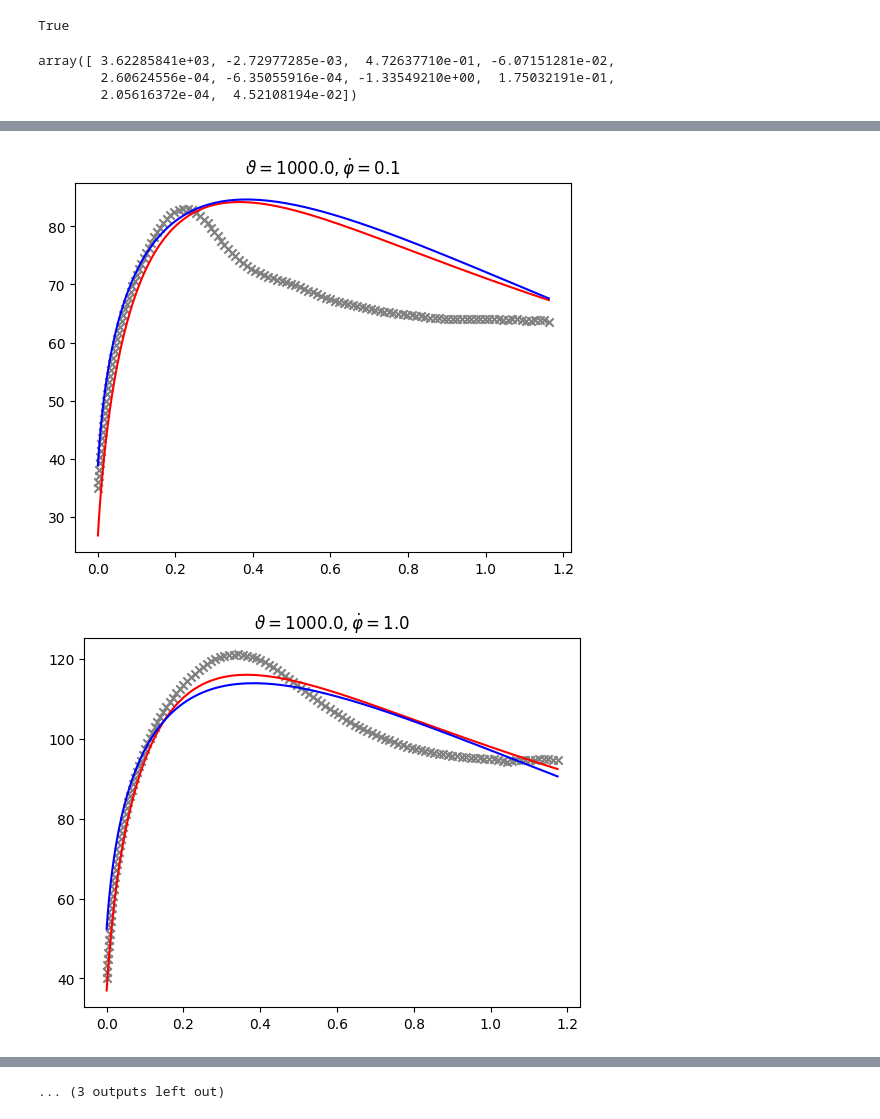
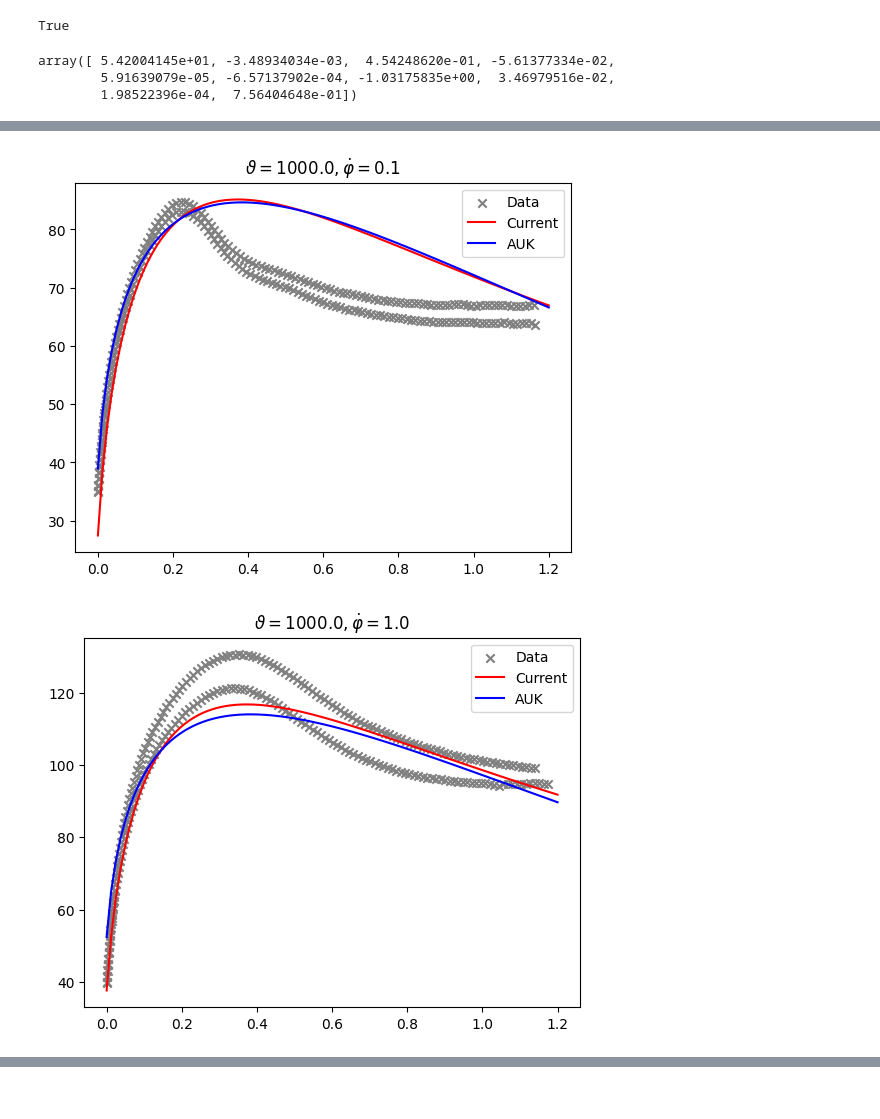
Before and after one commit to axtimhaus/imf-kolloquium-weiner-stats, a Jupyter notebook: Statistik für Umformtechniker.ipynb, the cells around one changed output, grey strips where cells are left out. Saved outputs shown, nothing was run; the diff lists cells and outputs as text; code cells hidden in the pictures.

Commit message:
add second data sets

```diff
--- a/Statistik für Umformtechniker.ipynb
+++ b/Statistik für Umformtechniker.ipynb
@@ -210,6 +229,6 @@ Daumenregeln zur Klassfikation der Werte von $d$ [[Sawilowski2009](https://doi.o
 # %% [markdown]
 ## Regression
 # %%
-fk_data = pd.read_csv("bst_fk.csv", index_col=[0, 1, 2])
+fk_data = pd.read_csv("bst_fk.csv")
 fk_data
 # %% [output]
@@ -230,15 +248,28 @@ fk_data
 # %%
-def f(x, c):
-    temp = x["temperature"]
-    phi = x["strain"] +  0.01
-    phid = x["strain_rate"] + 0.01
-    return c[0] * np.exp(c[1]*temp)*temp**c[9]*phi**c[2]*np.exp(c[4]/phi)*(1+phi)**(c[5]*temp+c[6])*np.exp(c[7]*phi)*phid**(c[3]+c[8] * temp)
+def f(temp, phi, phid, c):
+    _phi = phi + 0.01
+    _phid = phid + 0.01
+    return (
+            c[0] * np.exp(c[1] * temp) * temp ** c[9]
+            * _phi ** c[2] * np.exp(c[4] / _phi)
+            * (1 + _phi) ** (c[5] * temp + c[6])
+            * np.exp(c[7] * _phi)
+            * _phid ** (c[3] + c[8] * temp)
+    )
 # %%
 from scipy.optimize import least_squares
 
-c0 = [1e3, -1e-3, -1e-2, 1, -1, 0, 0 , 0, 0, 0]
+c0 = [1e3, -1e-3, -1e-2, 1, -1, 0, 0, 0, 0, 0]
 
-fit = least_squares(lambda c: f(fk_data.index.to_frame(), c) - fk_data["flow_stress"], c0)
+
+def error(c):
+    return f(
+        fk_data["temperature"], fk_data["strain"],
+        fk_data["strain_rate"], c
+    ) - fk_data["flow_stress"]
+
+
+fit = least_squares(error, c0)
 # %%
 fit.success
 # %% [output]
@@ -246,15 +277,19 @@ True
 # %%
 fit.x
 # %% [output]
-array([ 3.62285841e+03, -2.72977285e-03,  4.72637710e-01, -6.07151281e-02,
-        2.60624556e-04, -6.35055916e-04, -1.33549210e+00,  1.75032191e-01,
-        2.05616372e-04,  4.52108194e-02])
+array([ 5.42004145e+01, -3.48934034e-03,  4.54248620e-01, -5.61377334e-02,
+        5.91639079e-05, -6.57137902e-04, -1.03175835e+00,  3.46979516e-02,
+        1.98522396e-04,  7.56404648e-01])
 # %%
-for n, g in fk_data.groupby(level=["temperature", "strain_rate"]):
-    x = g.index.to_frame()["strain"]
+strain = np.linspace(0, 1.2, 100)
+
+for n, g in fk_data.groupby(["temperature", "strain_rate"]):
     plt.title(fr"$\vartheta = {n[0]}, \dot{{\varphi}} = {n[1]}$")
-    plt.scatter(x, g["flow_stress"], label=n, marker = "x", c="gray")
-    plt.plot(x, f(g.index.to_frame(), fit.x), c="r")
-    plt.plot(x, f(g.index.to_frame(), [4.88e3, -0.00273339, 0.302309, -0.0407581, 0.000222222, -0.000383134, 0, -0.492672, 0.000175044, -0.0611783]), c="b")
+    plt.scatter(g["strain"], g["flow_stress"], label="Data", marker="x", c="gray")
+    plt.plot(strain, f(n[0], strain, n[1], fit.x), c="r", label="Current")
+    plt.plot(strain, f(n[0], strain, n[1],
+                       [4.88e3, -0.00273339, 0.302309, -0.0407581, 0.000222222, -0.000383134, 0, -0.492672, 0.000175044,
+                        -0.0611783]), c="b", label="AUK")
+    plt.legend()
     plt.show()
 # %% [output]
@@ -267,2 +302,2 @@ for n, g in fk_data.groupby(level=["temperature", "strain_rate"]):
-[figure, old version]
+[figure, new version]
-[figure, old version]
+[figure, new version]
@@ -273 +307,0 @@ for n, g in fk_data.groupby(level=["temperature", "strain_rate"]):
-... (3 outputs left out)
```
Also changed, not shown: parts of 16 cells of this notebook, 5 other files.
